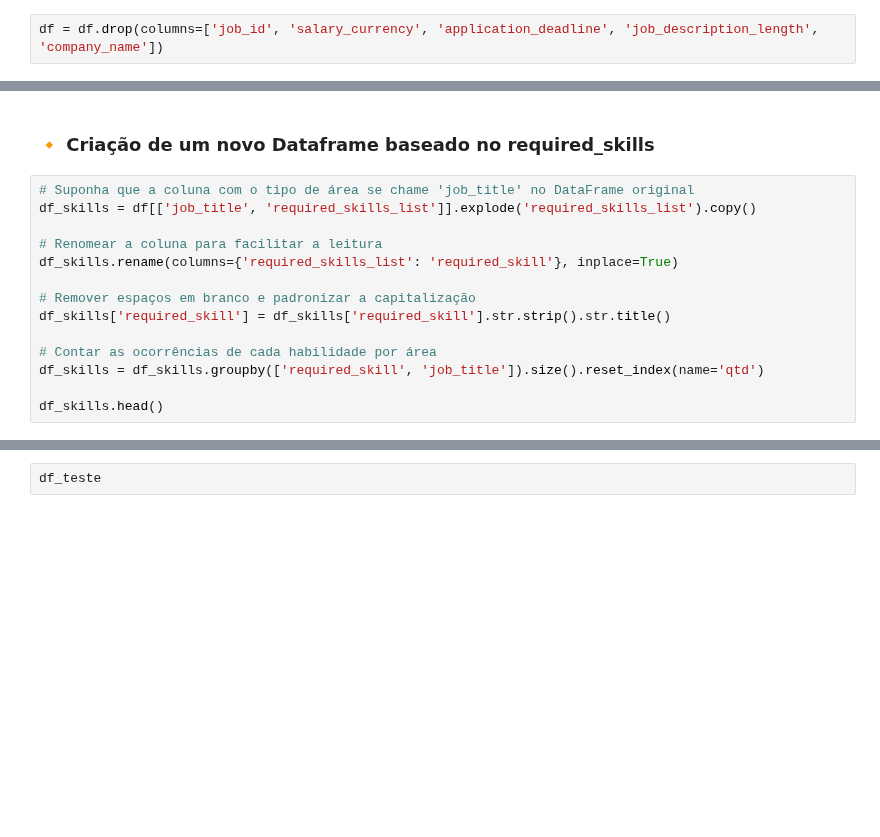
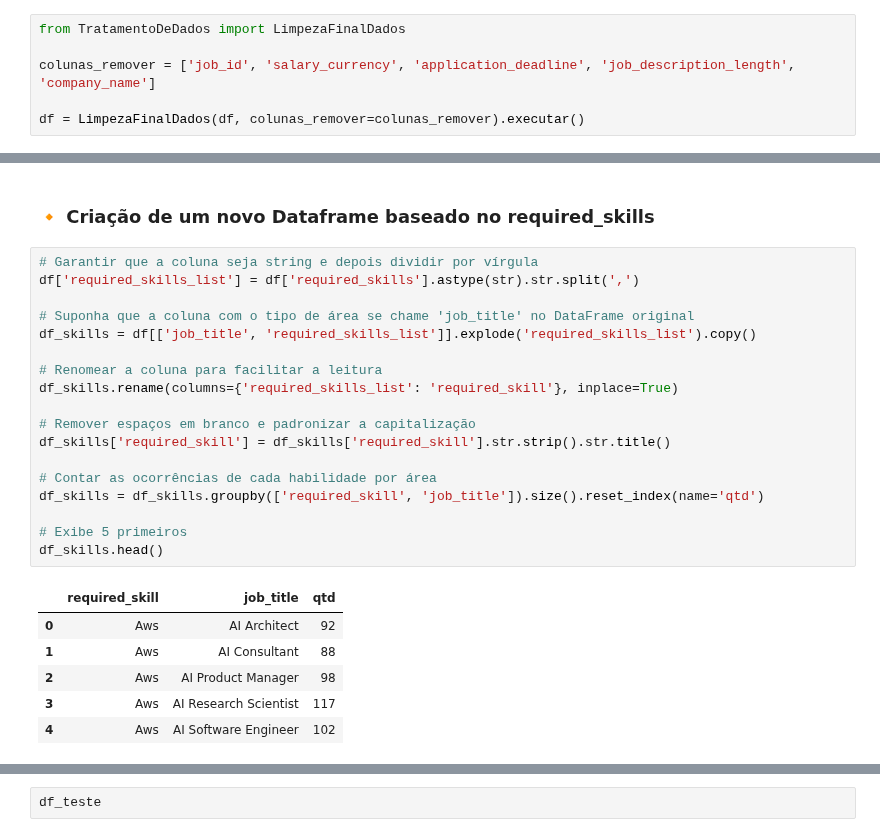
Before and after one commit to Cavalheiro93/mvp-data-analyst-global-ai-market, a Jupyter notebook: Projeto_MVP.ipynb, the cells around one changed output, grey strips where cells are left out. Cells and saved outputs as stored; diff of their text form; blank space fills up the shorter version.

```diff
--- a/Projeto_MVP.ipynb
+++ b/Projeto_MVP.ipynb
@@ -392,2 +448,6 @@ Quais colunas serão excluídas:
-# %%
-df = df.drop(columns=['job_id', 'salary_currency', 'application_deadline', 'job_description_length', 'company_name'])
+# %%
+from TratamentoDeDados import LimpezaFinalDados
+
+colunas_remover = ['job_id', 'salary_currency', 'application_deadline', 'job_description_length', 'company_name']
+
+df = LimpezaFinalDados(df, colunas_remover=colunas_remover).executar()
@@ -396,19 +473,30 @@ df.head(5)
 # %% [markdown]
 ### 🔸 Criação de um novo Dataframe baseado no required_skills
 # %%
+# Garantir que a coluna seja string e depois dividir por vírgula
+df['required_skills_list'] = df['required_skills'].astype(str).str.split(',')
+
 # Suponha que a coluna com o tipo de área se chame 'job_title' no DataFrame original
 df_skills = df[['job_title', 'required_skills_list']].explode('required_skills_list').copy()
 
 # Renomear a coluna para facilitar a leitura
 df_skills.rename(columns={'required_skills_list': 'required_skill'}, inplace=True)
 
 # Remover espaços em branco e padronizar a capitalização
 df_skills['required_skill'] = df_skills['required_skill'].str.strip().str.title()
 
 # Contar as ocorrências de cada habilidade por área
 df_skills = df_skills.groupby(['required_skill', 'job_title']).size().reset_index(name='qtd')
 
+# Exibe 5 primeiros
 df_skills.head()
+# %% [output]
+|  | required_skill | job_title | qtd |
+| 0 | Aws | AI Architect | 92 |
+| 1 | Aws | AI Consultant | 88 |
+| 2 | Aws | AI Product Manager | 98 |
+| 3 | Aws | AI Research Scientist | 117 |
+| 4 | Aws | AI Software Engineer | 102 |
 # %%
 # Criar df_skills com a coluna de área incluída
 df_skills = df[['job_title', 'required_skills_list']].explode('required_skills_list').copy()
```
Also changed, not shown: parts of 24 cells of this notebook, 1 other file.
